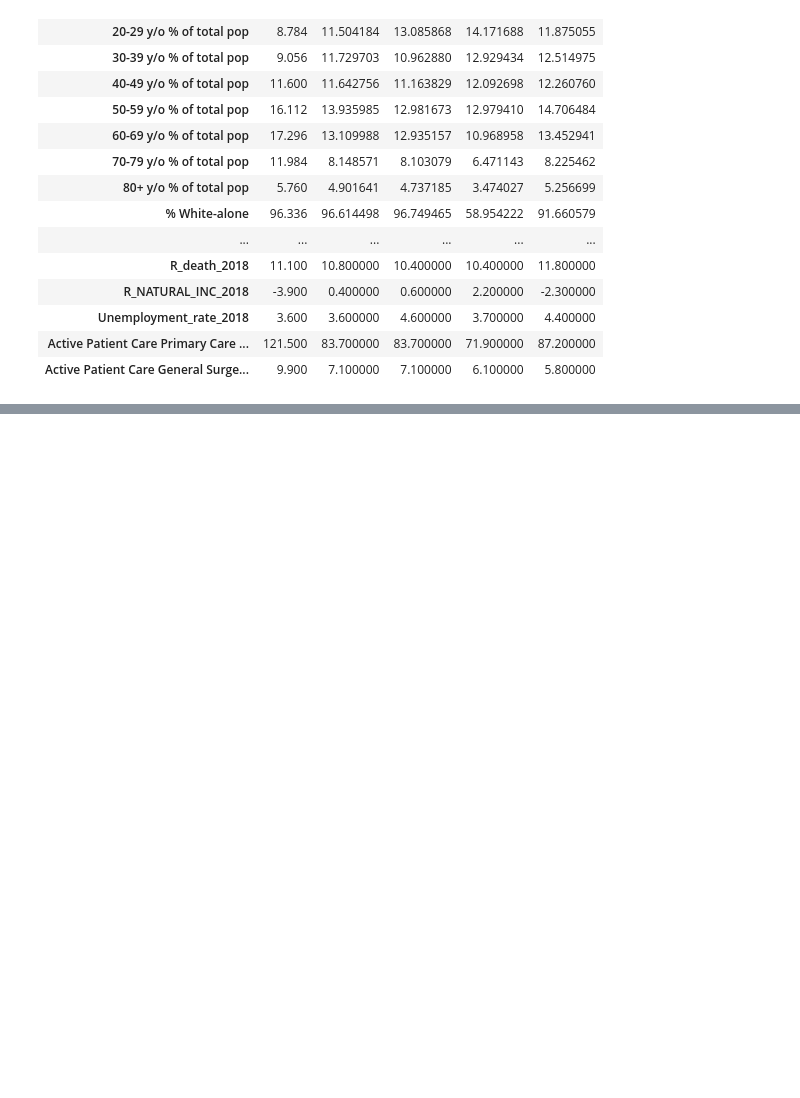
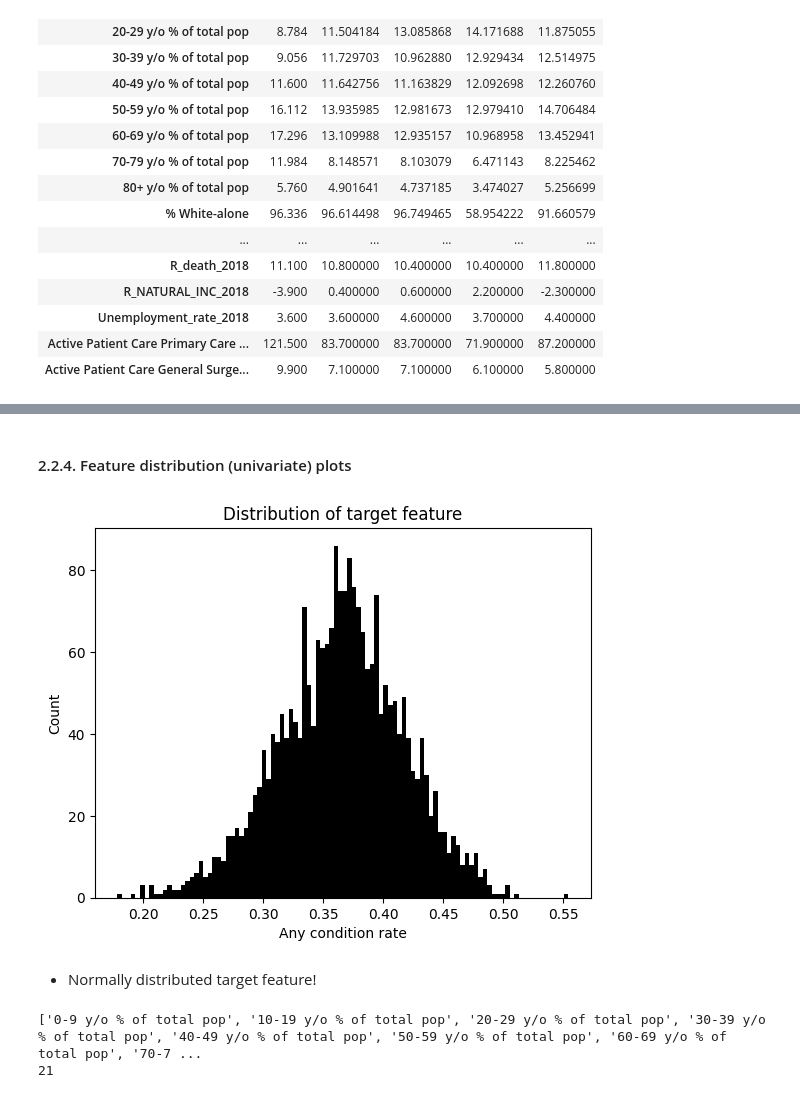
Before and after one commit to 4GeeksAcademy/Madesh1-regularized-linear-regression, a Jupyter notebook: src/Madesh_solution.ipynb, the cells around one changed output, grey strips where cells are left out. Saved outputs shown, nothing was run; the diff lists cells and outputs as text; code cells hidden in the pictures; blank space fills up the shorter version.

```diff
--- a/src/Madesh_solution.ipynb
+++ b/src/Madesh_solution.ipynb
@@ -186,0 +237,20 @@ testing_features.head().T
+# %% [markdown]
+#### 2.2.4. Feature distribution (univariate) plots
+# %%
+plt.title('Distribution of target feature')
+plt.hist(train_labels, color='black', bins=100)
+plt.xlabel('Any condition rate')
+plt.ylabel('Count')
+plt.show()
+# %% [output]
+[figure, added]
+# %% [markdown]
+- Normally distributed target feature!
+# %%
+#Feature extraction
+feature_columns=list(training_features.columns)
+print(feature_columns)
+print(len(feature_columns))
+# %% [output]
+['0-9 y/o % of total pop', '10-19 y/o % of total pop', '20-29 y/o % of total pop', '30-39 y/o % of total pop', '40-49 y/o % of total pop', '50-59 y/o % of total pop', '60-69 y/o % of total pop', '70-7 ...
+21
```
Also changed, not shown: parts of 9 cells of this notebook, 1 other file.
